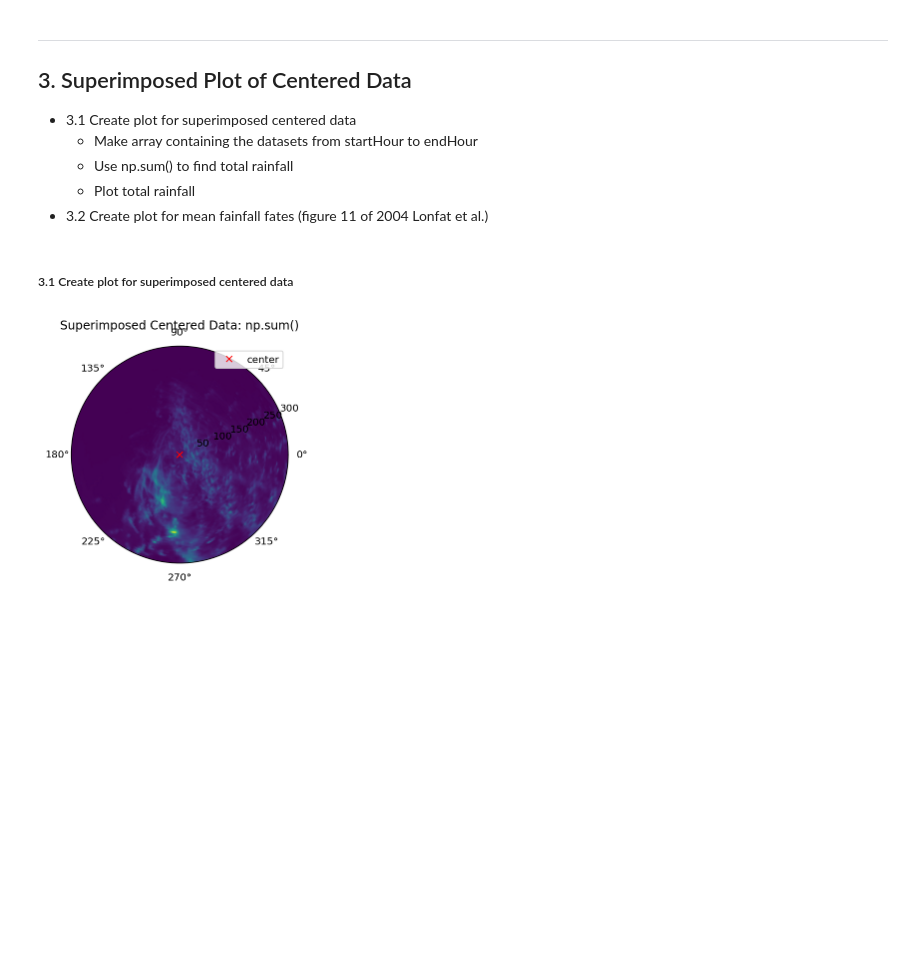
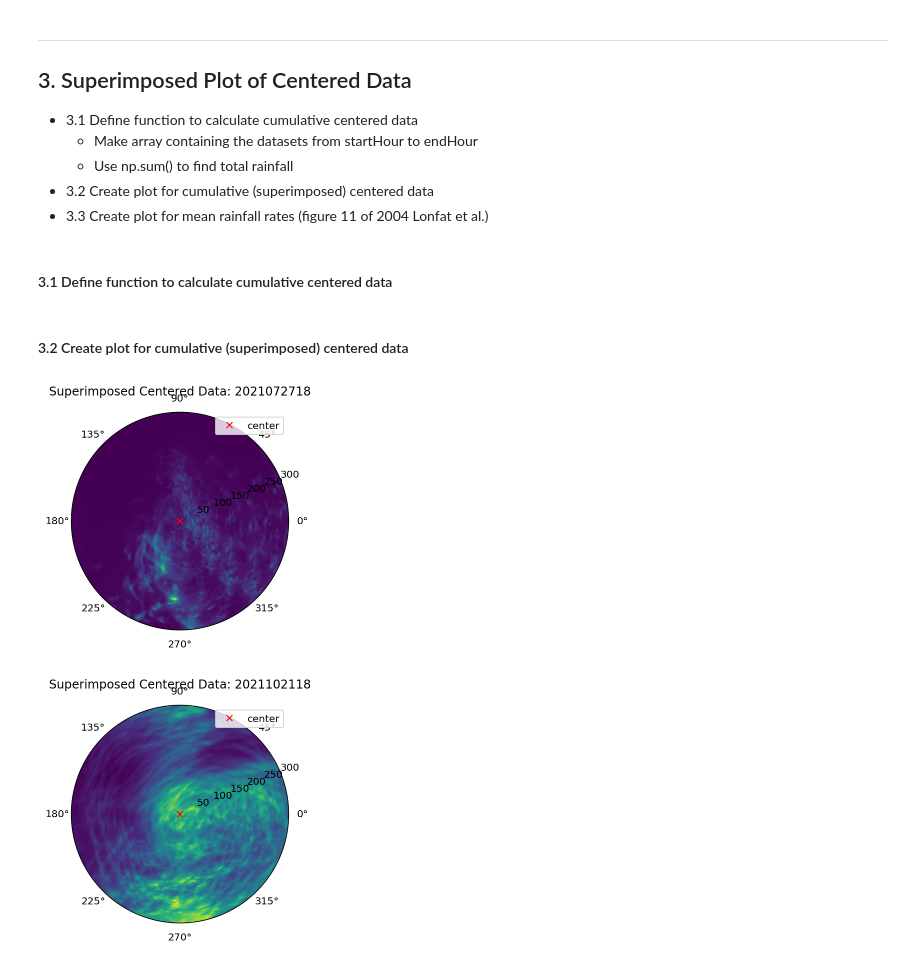
Before and after one commit to pjin1010/ResearchSpring2022, a Jupyter notebook: PythonNotebooks/HWRFplots.ipynb, the cells around one changed output. Saved outputs shown, nothing was run; the diff lists cells and outputs as text; code cells hidden in the pictures; blank space fills up the shorter version.

```diff
--- a/PythonNotebooks/HWRFplots.ipynb
+++ b/PythonNotebooks/HWRFplots.ipynb
@@ -103,37 +134,48 @@ plt.show()
 # %% [markdown]
 ---
 ## 3. Superimposed Plot of Centered Data
-- 3.1 Create plot for superimposed centered data
+- 3.1 Define function to calculate cumulative centered data
     - Make array containing the datasets from startHour to endHour
     - Use np.sum() to find total rainfall
-    - Plot total rainfall
-- 3.2 Create plot for mean fainfall fates (figure 11 of 2004 Lonfat et al.)
+- 3.2 Create plot for cumulative (superimposed) centered data
+- 3.3 Create plot for mean rainfall rates (figure 11 of 2004 Lonfat et al.)
 # %% [markdown]
-##### 3.1 Create plot for superimposed centered data
+#### 3.1 Define function to calculate cumulative centered data
+# %%
+#make array containing the datasets from startHour to endHour
+numData = (endHour-startHour)//stepHour
+
+def findTotalCentered(t,ncPath,tpcPath):
+    dataarray = np.zeros(numData, dtype=np.ndarray)
+    for i,j in enumerate(range(startHour,endHour,3)):
+        hour = '%03d' % j
+        ds = xr.open_dataset(ncPath+'.f'+ hour+'.nc')
+        dataarray[i] = makeInterp(ds, j, tpcPath, polar_x2, polar_y2)
+
+    #find total rainfall
+    centeredCum = np.sum(dataarray, axis=0)
+    return dataarray, centeredCum
+# %% [markdown]
+#### 3.2 Create plot for cumulative (superimposed) centered data
+# %%
+def plotTotalCentered(t,centeredCum):
+    #Plot total rainfall
+    plt.figure()
+    plt.subplot(projection="polar")
+    plt.pcolormesh(theta1, r1, centeredCum, shading='gouraud')
+    plt.plot(0, 0, 'rx', label='center')
+    plt.title("Superimposed Centered Data: " + str(t))
+    plt.legend()
+
+    plt.gca().set_aspect('equal')
+    plt.show()
 # %%
-#make array containing the datasets from startHour to endHour
-numData = 11
-dataarray = np.zeros(numData, dtype=np.ndarray)
+centeredCum1 = findTotalCentered(time1,ncPath1,tpcPath1)[1]
+plotTotalCentered(time1,centeredCum1)
 
-for i,j in enumerate(range(startHour,endHour,3)):
-    hour = '%03d' % j
-    dsi = xr.open_dataset('/data2/qy2216/HWRF_wind/hwrf.2021072718/nepartak11w/nc/nepartak11w.2021072718.f'+ hour+'.nc')
-    #print(dsi)
-    dataarray[i] = makeInterp(dsi, j, polar_x2, polar_y2)
-
-#find total rainfall
-centeredCum = np.sum(dataarray, axis=0)
+centeredCum2 = findTotalCentered(time2,ncPath2,tpcPath2)[1]
+plotTotalCentered(time2,centeredCum2)
+# %% [output]
+[figure, added]
+[figure, added]
-# %%
-#Plot total rainfall
-plt.figure()
-plt.subplot(projection="polar")
-plt.pcolormesh(theta1, r1, centeredCum, shading='gouraud')
-plt.plot(0, 0, 'rx', label='center')
-plt.title("Superimposed Centered Data: np.sum()")
-plt.legend()
-
-plt.gca().set_aspect('equal')
-plt.show()
-# %% [output]
-[figure, removed]
 # %% [markdown]
```
Also changed, not shown: parts of 24 cells of this notebook.
